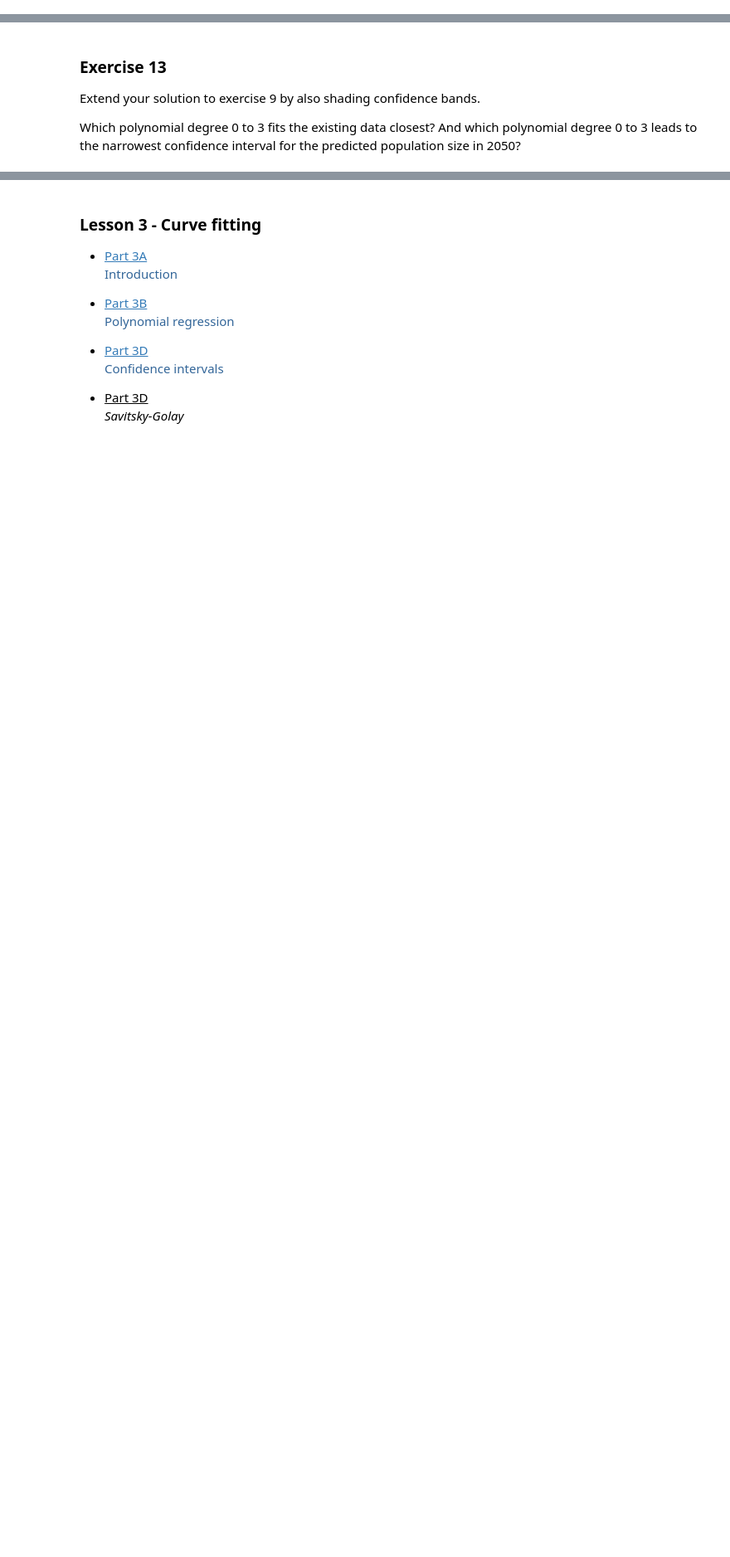
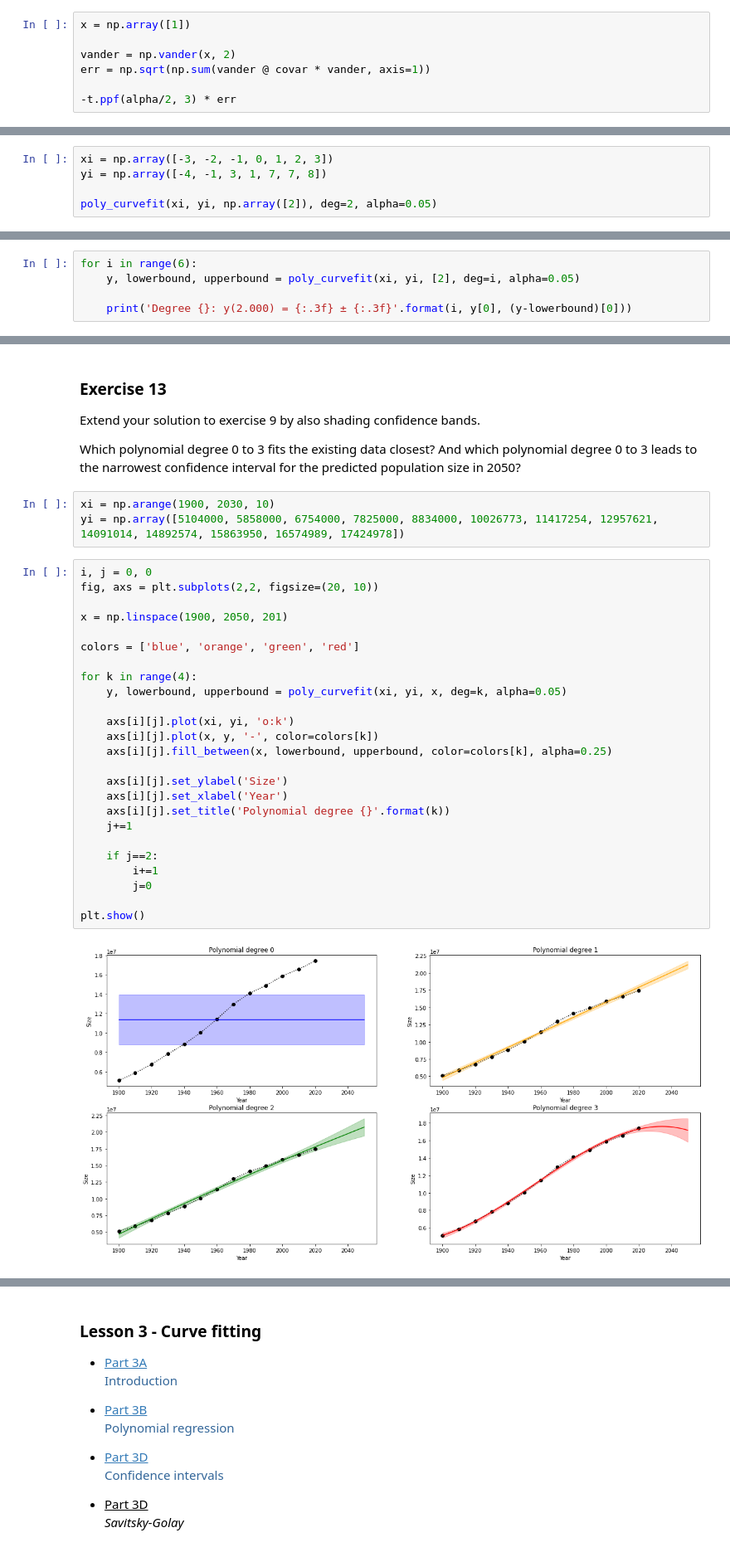
Before and after one commit to ddlatumalea/signal_analysis, a Jupyter notebook: DS1 SignAnal - Lesson 3 (v2021).ipynb, the cells around one changed output, grey strips where cells are left out. Shown at 83% size. Saved outputs shown, nothing was run; the diff lists cells and outputs as text; blank space fills up the shorter version.

```diff
--- a/DS1 SignAnal - Lesson 3 (v2021).ipynb
+++ b/DS1 SignAnal - Lesson 3 (v2021).ipynb
@@ -1145,3 +1174,10 @@ $$
 Therefore, the standard error of the prediction $y(1)=0$ equals $\sqrt{\frac{4}{15}}$, and the confidence interval is
 
 * for $y(1)$: $0 \pm t_3^{0.975} \cdot \sqrt{\frac{4}{15}} = 0.00 \pm 1.64$
+# %%
+x = np.array([1])
+
+vander = np.vander(x, 2)
+err = np.sqrt(np.sum(vander @ covar * vander, axis=1))
+
+-t.ppf(alpha/2, 3) * err
@@ -1193,0 +1373,5 @@ Why is degree 6 omitted here? For which degree polynomial is the confidence inte
+# %%
+xi = np.array([-3, -2, -1, 0, 1, 2, 3])
+yi = np.array([-4, -1, 3, 1, 7, 7, 8])
+
+poly_curvefit(xi, yi, np.array([2]), deg=2, alpha=0.05)
@@ -1193,0 +1380,5 @@ Why is degree 6 omitted here? For which degree polynomial is the confidence inte
+# %%
+for i in range(6):
+    y, lowerbound, upperbound = poly_curvefit(xi, yi, [2], deg=i, alpha=0.05)
+
+    print('Degree {}: y(2.000) = {:.3f} ± {:.3f}'.format(i, y[0], (y-lowerbound)[0]))
@@ -1205,6 +1403,36 @@ Degree 5: y(2.000) = 7.636 ± 40.158
 Extend your solution to exercise 9 by also shading confidence bands.
 
 Which polynomial degree 0 to 3 fits the existing data closest? And which polynomial degree 0 to 3 leads to the narrowest confidence interval for the predicted population size in 2050?
+# %%
+xi = np.arange(1900, 2030, 10)
+yi = np.array([5104000, 5858000, 6754000, 7825000, 8834000, 10026773, 11417254, 12957621, 14091014, 14892574, 15863950, 16574989, 17424978])
+# %%
+i, j = 0, 0
+fig, axs = plt.subplots(2,2, figsize=(20, 10))
+
+x = np.linspace(1900, 2050, 201)
+
+colors = ['blue', 'orange', 'green', 'red']
+
+for k in range(4):
+    y, lowerbound, upperbound = poly_curvefit(xi, yi, x, deg=k, alpha=0.05)
+
+    axs[i][j].plot(xi, yi, 'o:k')
+    axs[i][j].plot(x, y, '-', color=colors[k])
+    axs[i][j].fill_between(x, lowerbound, upperbound, color=colors[k], alpha=0.25)
+
+    axs[i][j].set_ylabel('Size')
+    axs[i][j].set_xlabel('Year')
+    axs[i][j].set_title('Polynomial degree {}'.format(k))
+    j+=1
+
+    if j==2:
+        i+=1
+        j=0
+
+plt.show()
+# %% [output]
+[figure, added]
 # %%
 # %% [output]
 [figure]
```
Also changed, not shown: parts of 19 cells of this notebook, 1 other file.
